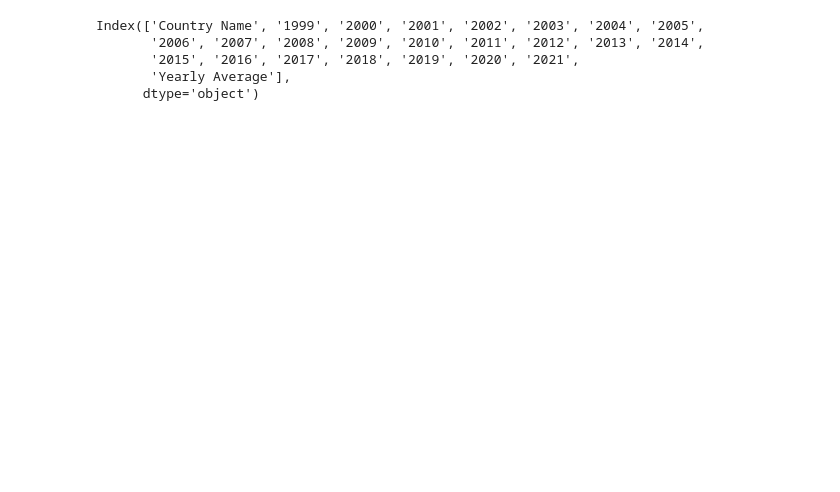
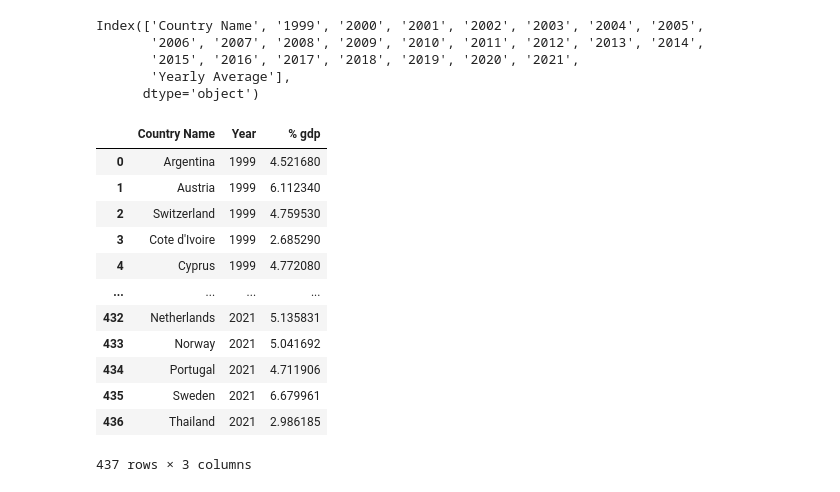
Before and after one commit to Gracious-Ogbeme/Panda-Premiere-Project, a Jupyter notebook: pandas_project_1.ipynb, the cells around one changed output. Cells and saved outputs as stored; diff of their text form; code cells hidden in the pictures; blank space fills up the shorter version.

```diff
--- a/pandas_project_1.ipynb
+++ b/pandas_project_1.ipynb
@@ -210,3 +247,21 @@ Index(['Country Name', '1999', '2000', '2001', '2002', '2003', '2004', '2005',
        '2015', '2016', '2017', '2018', '2019', '2020', '2021',
        'Yearly Average'],
       dtype='object')
+# %%
+df_trans = data.drop(columns=['Yearly Average']).melt(id_vars=['Country Name'], var_name= 'Year', value_name=" % gdp")
+# %%
+df_trans
+# %% [output]
+|  | Country Name | Year | % gdp |
+| 0 | Argentina | 1999 | 4.521680 |
+| 1 | Austria | 1999 | 6.112340 |
+| 2 | Switzerland | 1999 | 4.759530 |
+| 3 | Cote d'Ivoire | 1999 | 2.685290 |
+| 4 | Cyprus | 1999 | 4.772080 |
+| ... | ... | ... | ... |
+| 432 | Netherlands | 2021 | 5.135831 |
+| 433 | Norway | 2021 | 5.041692 |
+| 434 | Portugal | 2021 | 4.711906 |
+| 435 | Sweden | 2021 | 6.679961 |
+| 436 | Thailand | 2021 | 2.986185 |
+437 rows × 3 columns
```
Also changed, not shown: parts of 5 cells of this notebook.
